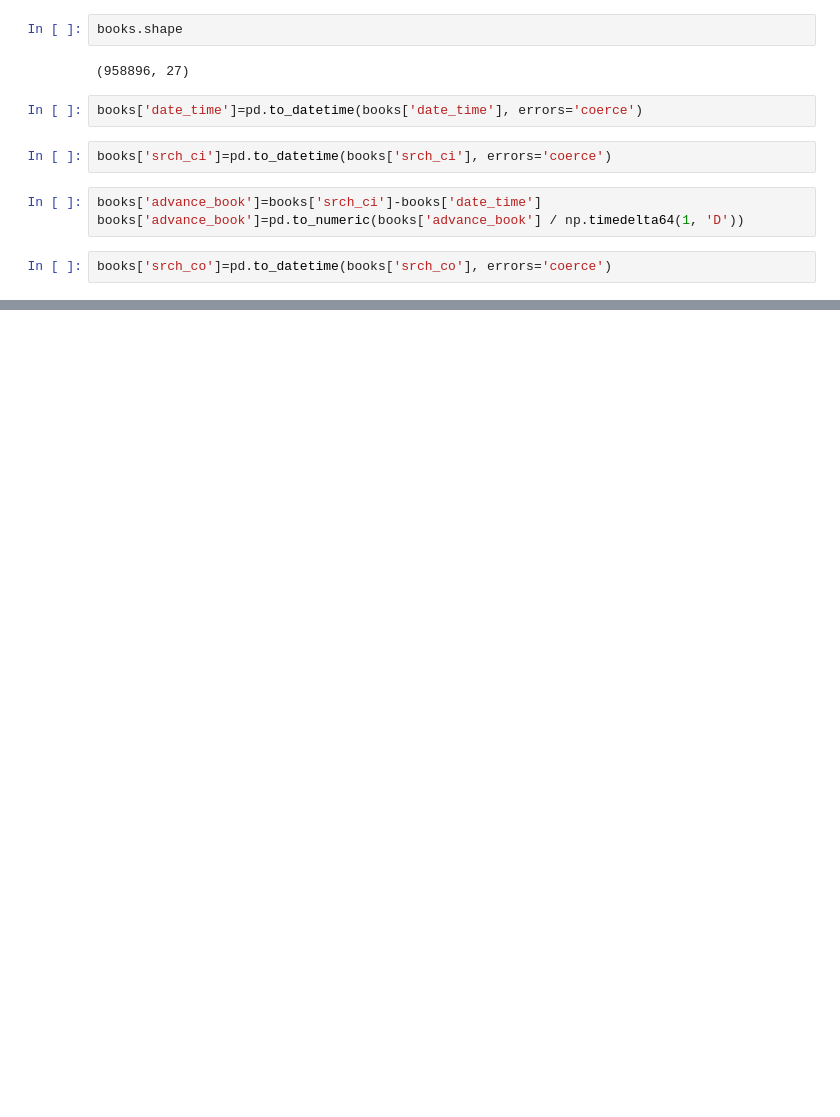
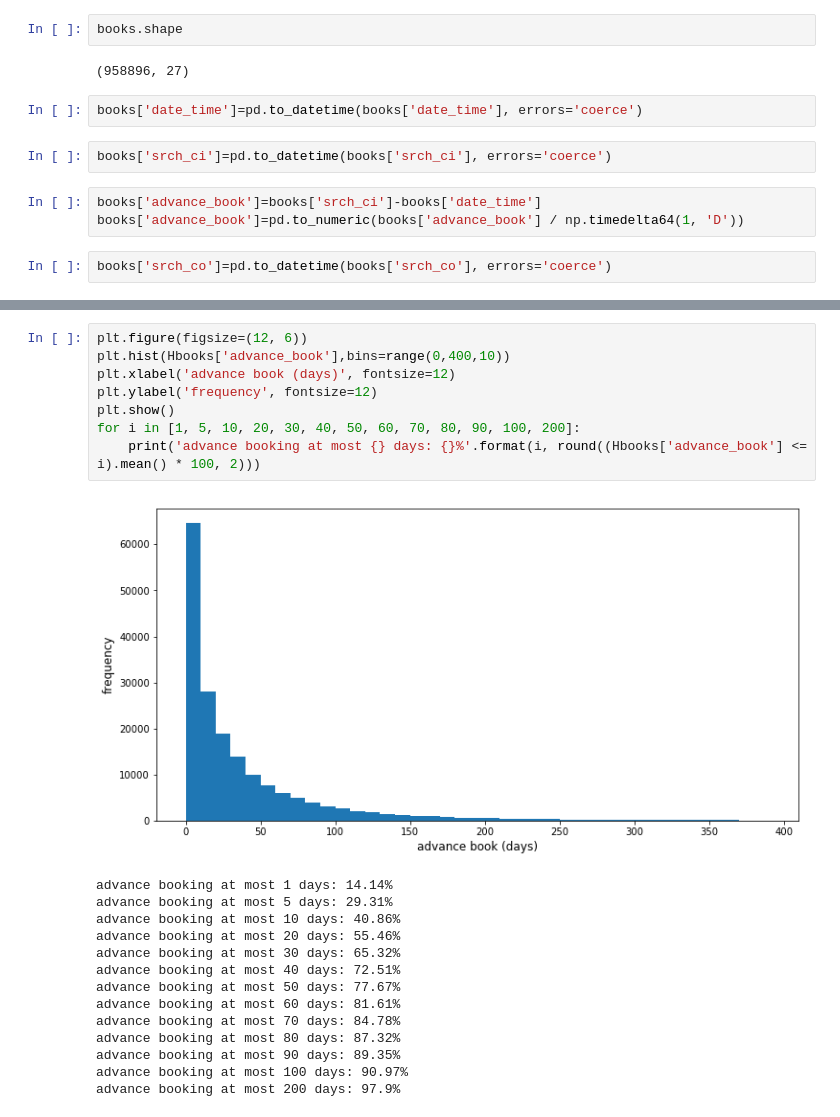
Before and after one commit to jyc969/LYTC, a Jupyter notebook: datafest.ipynb, the cells around one changed output, grey strips where cells are left out. Cells and saved outputs as stored; diff of their text form; blank space fills up the shorter version.

```diff
--- a/datafest.ipynb
+++ b/datafest.ipynb
@@ -378,0 +388,23 @@ VLbooks.shape
+# %%
+plt.figure(figsize=(12, 6))
+plt.hist(Hbooks['advance_book'],bins=range(0,400,10))
+plt.xlabel('advance book (days)', fontsize=12)
+plt.ylabel('frequency', fontsize=12)
+plt.show()
+for i in [1, 5, 10, 20, 30, 40, 50, 60, 70, 80, 90, 100, 200]:
+    print('advance booking at most {} days: {}%'.format(i, round((Hbooks['advance_book'] <= i).mean() * 100, 2)))
+# %% [output]
+[figure, added]
+advance booking at most 1 days: 14.14%
+advance booking at most 5 days: 29.31%
+advance booking at most 10 days: 40.86%
+advance booking at most 20 days: 55.46%
+advance booking at most 30 days: 65.32%
+advance booking at most 40 days: 72.51%
+advance booking at most 50 days: 77.67%
+advance booking at most 60 days: 81.61%
+advance booking at most 70 days: 84.78%
+advance booking at most 80 days: 87.32%
+advance booking at most 90 days: 89.35%
+advance booking at most 100 days: 90.97%
+advance booking at most 200 days: 97.9%
```
Also changed, not shown: parts of 19 cells of this notebook.
